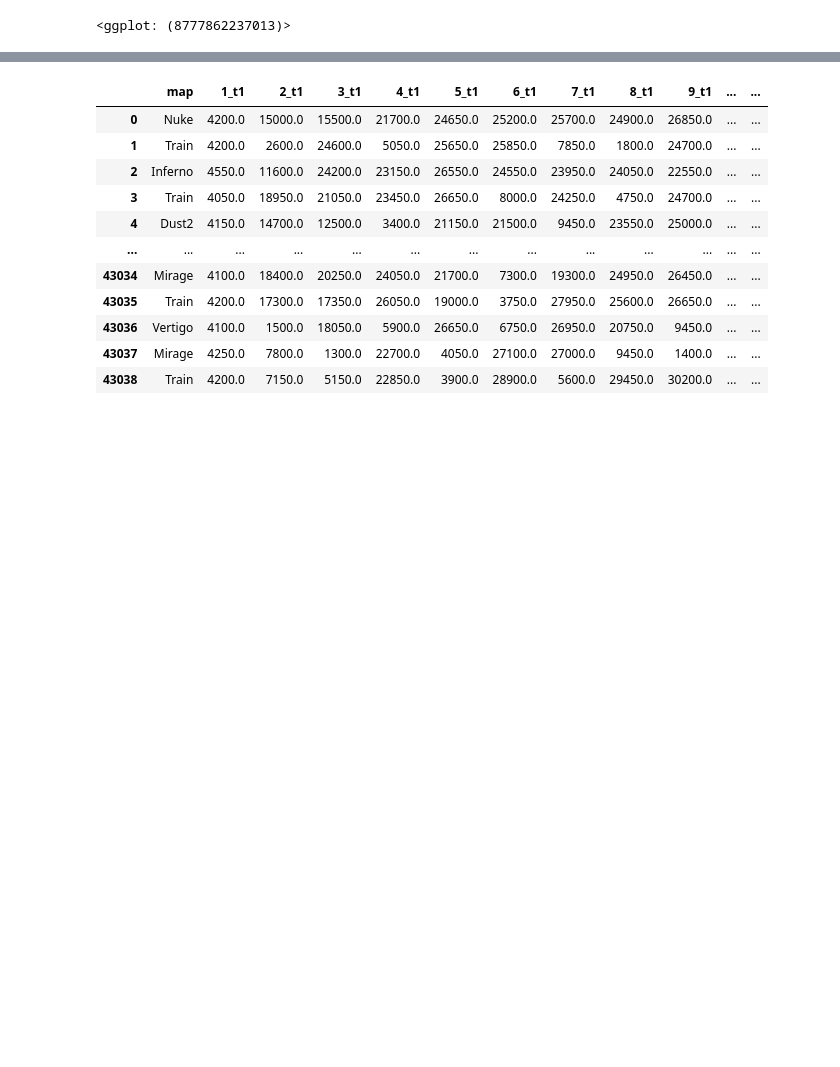
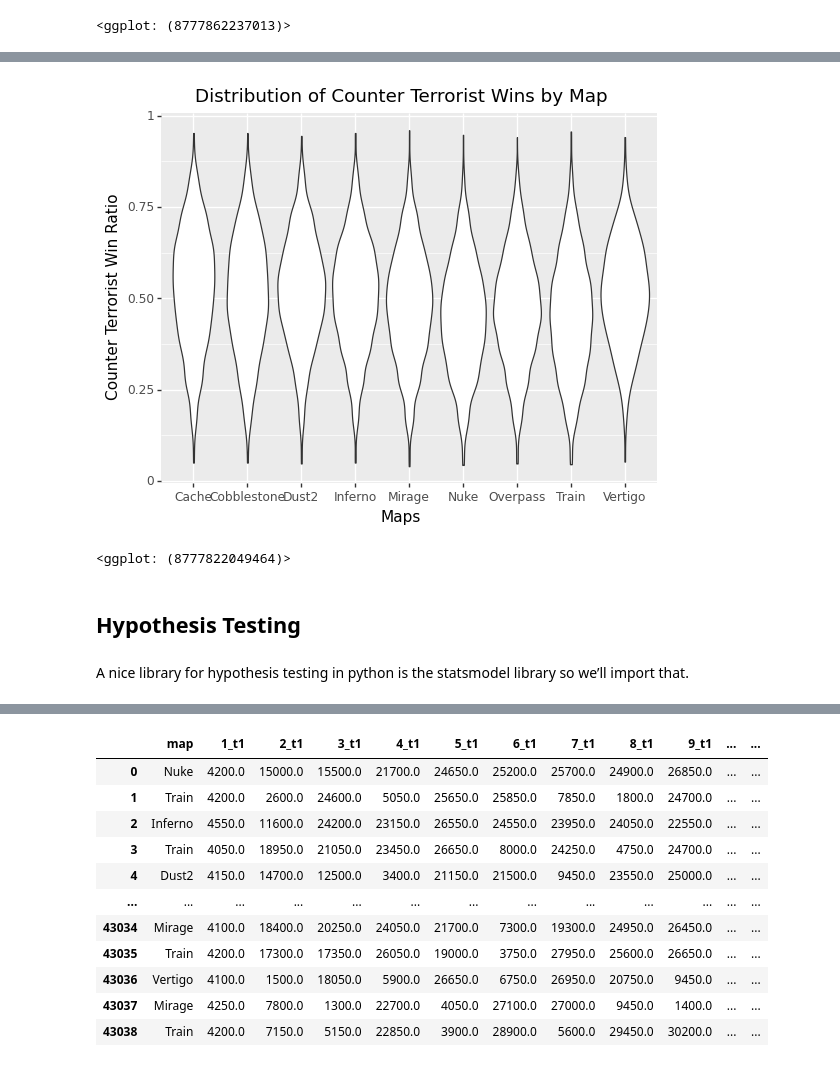
Before and after one commit to wilgaboury/cmsc320-final, a Jupyter notebook: final_project.ipynb, the cells around one changed output, grey strips where cells are left out. Cells and saved outputs as stored; diff of their text form; code cells hidden in the pictures; blank space fills up the shorter version.

```diff
--- a/final_project.ipynb
+++ b/final_project.ipynb
@@ -112,0 +111,34 @@ map_df = map_df.assign(ct_win_diff=map_df.apply(lambda row: row.win_ratio if row
+# %%
+map_df = csgo_df[csgo_df['map'] != 'Default']
+
+def calc_ct_win_diff(row):
+    total = 15;
+    ct_wins = 0;
+    for i in range(1,16):
+        if row["{}_winner".format(i)] == True:
+            ct_wins = ct_wins + 1
+    for i in range(16,31):
+        if row["{}_winner".format(i)] == False:
+            ct_wins = ct_wins + 1
+        elif row["{}_winner".format(i)] == None:
+            break;
+        total = total + 1
+
+    if not row['t1_start_ct']:
+        return ct_wins / total
+    else:
+        return (total - ct_wins) / total
+
+map_df = map_df.assign(ct_win_ratio=map_df.apply(calc_ct_win_diff, axis=1))
+(ggplot(map_df, aes(x='map', y='ct_win_ratio')) +
+    geom_violin() +
+    labs(title='Distribution of Counter Terrorist Wins by Map',
+         x='Maps',
+         y='Counter Terrorist Win Ratio'))
+# %% [output]
+[figure, added]
+<ggplot: (8777822049464)>
+# %% [markdown]
+## Hypothesis Testing
+# %% [markdown]
+A nice library for hypothesis testing in python is the statsmodel library so we’ll import that.
```
Also changed, not shown: parts of 8 cells of this notebook.
